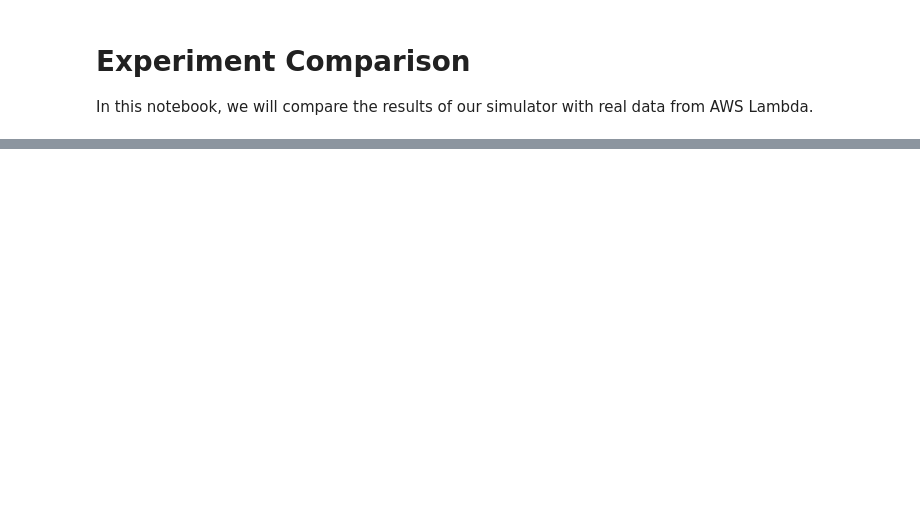
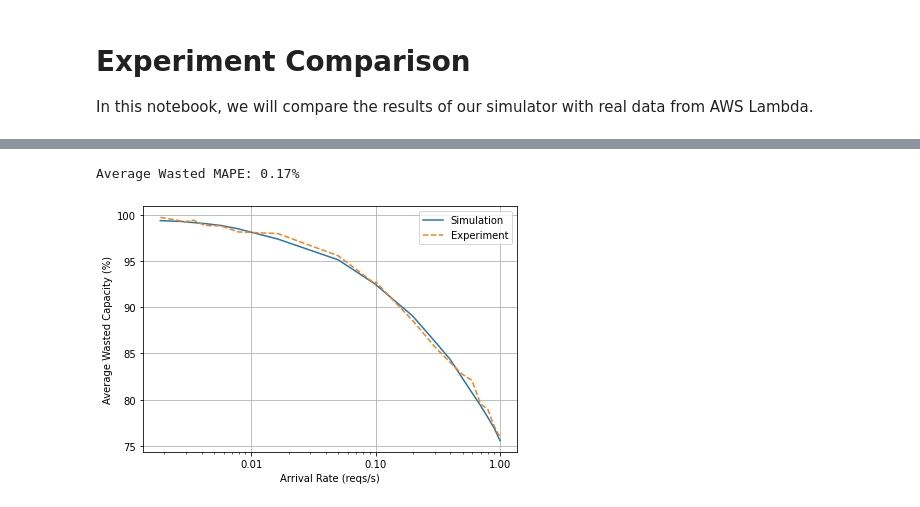
Before and after one commit to pacslab/simfaas, a Jupyter notebook: examples/04-Experiment-Comparison.ipynb, the cells around one changed output, grey strips where cells are left out. Cells and saved outputs as stored; diff of their text form; code cells hidden in the pictures; blank space fills up the shorter version.

```diff
--- a/examples/04-Experiment-Comparison.ipynb
+++ b/examples/04-Experiment-Comparison.ipynb
@@ -102,0 +113,20 @@ plt.gcf().subplots_adjust(left=0.09, bottom=0.11)
+# %%
+sim_df['utilization_percent'] = sim_df['inst_running_count_avg'] / sim_df['inst_count_avg'] * 100
+
+plt.semilogx(exp_df['ArrivalRate'], 100 - sim_df['utilization_percent'], label='Simulation')
+plt.semilogx(exp_df['ArrivalRate'], 100 - exp_df['AverageUtilization'] * 100, ls='--', label='Experiment')
+plt.legend()
+plt.grid(True)
+plt.tight_layout()
+plt.ylabel("Average Wasted Capacity (%)")
+plt.xlabel('Arrival Rate (reqs/s)')
+plt.gca().xaxis.set_major_formatter(ScalarFormatter())
+plt.gcf().subplots_adjust(left=0.11, bottom=0.11)
+
+plt.savefig('figs/04-exp-wasted.pdf')
+
+mape = np.mean(np.abs((sim_df['utilization_percent']/100 - exp_df['AverageUtilization'])/exp_df['AverageUtilization']))
+print(f"Average Wasted MAPE: {mape:4.2f}%")
+# %% [output]
+Average Wasted MAPE: 0.17%
+[figure, added]
```
Also changed, not shown: parts of 6 cells of this notebook, 2 other files.
